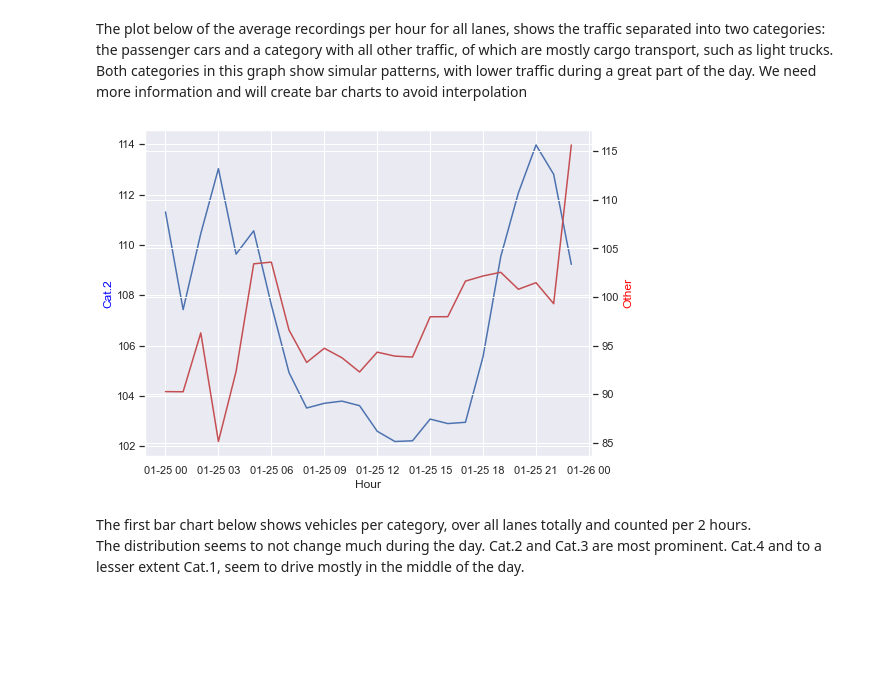
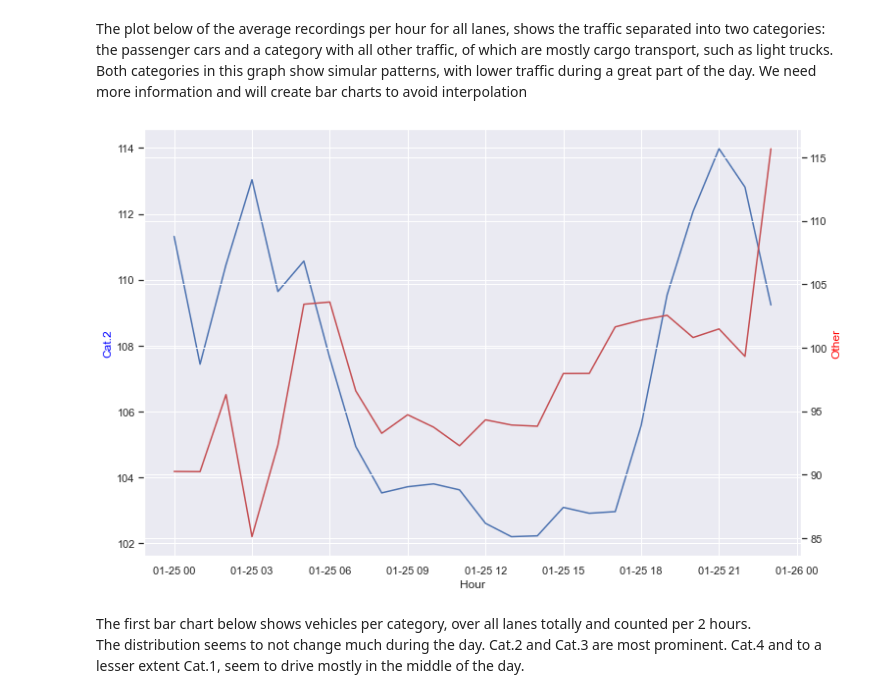
Before and after one commit to piotrv/ARS, a Jupyter notebook: notebooks/Traffic Flow Continuity and Daily Patterns.ipynb, the cells around one changed output. Saved outputs shown, nothing was run; the diff lists cells and outputs as text; code cells hidden in the pictures; blank space fills up the shorter version.

```diff
--- a/notebooks/Traffic Flow Continuity and Daily Patterns.ipynb
+++ b/notebooks/Traffic Flow Continuity and Daily Patterns.ipynb
@@ -292,20 +292,20 @@ the passenger cars and a category with all other traffic, of which are mostly ca
 Both categories in this graph show simular patterns, with lower traffic during a great part of the day.
 We need more information and will create bar charts to avoid interpolation
 # %%
+sns.set(rc={"figure.figsize":(12, 8)})
 fig, ax1 = plt.subplots()
 
 ax2 = ax1.twinx()
 ax1.plot(hourly_cat2.index, hourly_cat2['vehicleSpeed'], 'b-')
 ax2.plot(hourly_other.index, hourly_other['vehicleSpeed'], 'r-')
 
 ax1.set_xlabel('Hour')
 ax1.set_ylabel('Cat.2', color='blue')
 ax2.set_ylabel('Other', color='red')
 
 plt.show()
-plt.rcParams['figure.figsize'] = 20,10
 # %% [output]
-[figure, old version]
+[figure, new version]
 # %%
 # df_da2.index.strftime("%H:%m:%S")
 sns.set(rc={"figure.figsize":(18, 10)})
```
